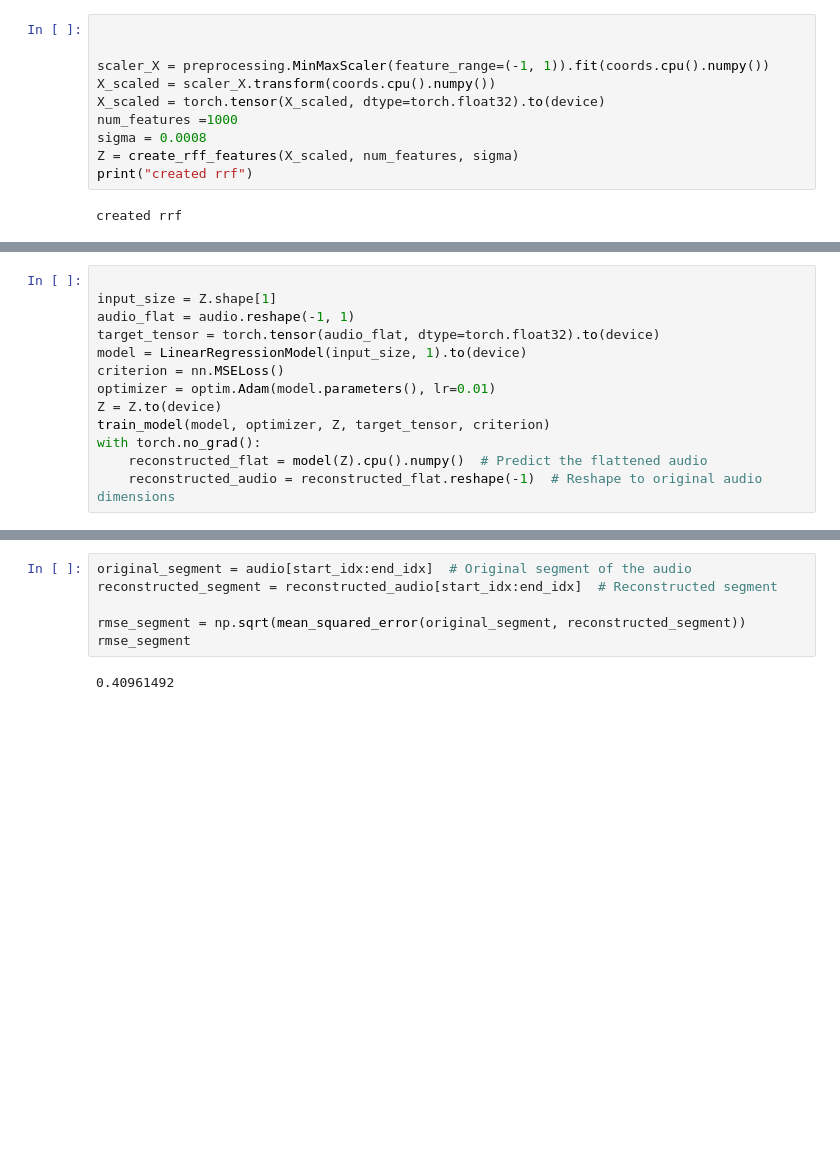
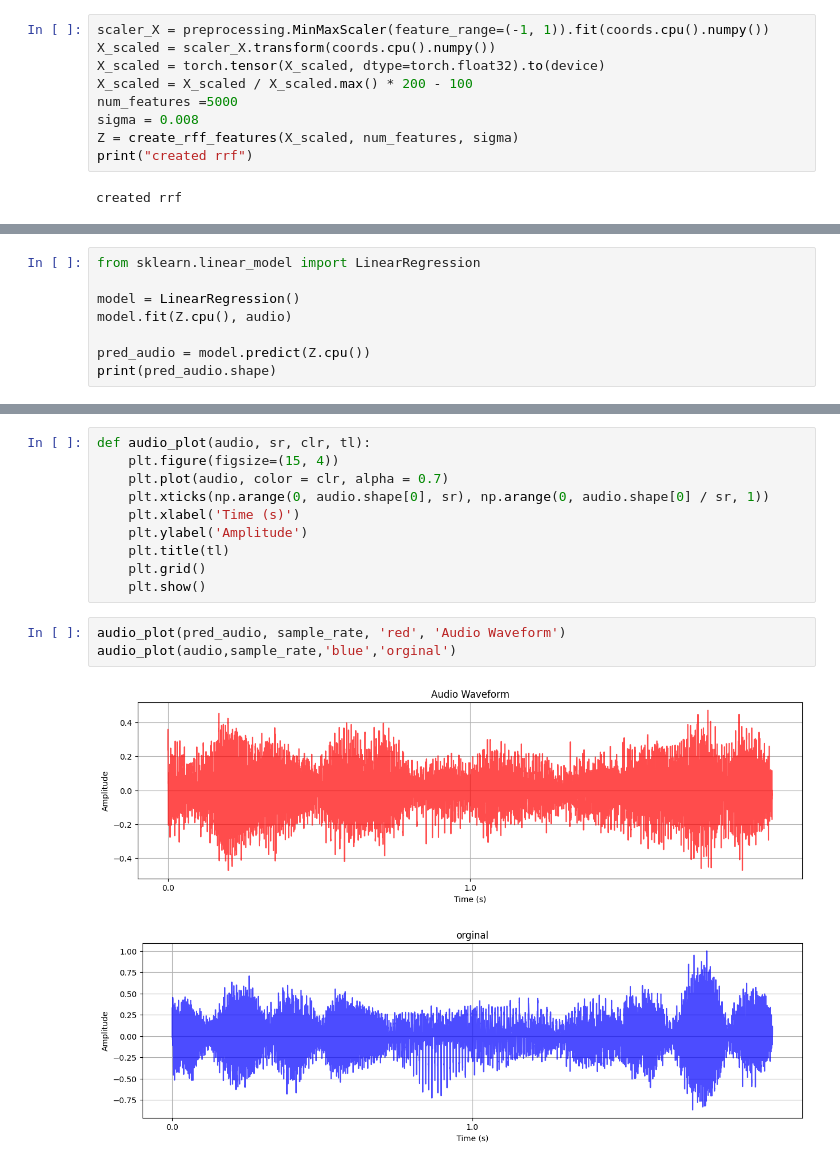
Before and after one commit to PankajGadhwal/ML-Projects, a Jupyter notebook: A2/task2.ipynb, the cells around one changed output, grey strips where cells are left out. Saved outputs shown, nothing was run; the diff lists cells and outputs as text; blank space fills up the shorter version.

```diff
--- a/A2/task2.ipynb
+++ b/A2/task2.ipynb
@@ -142,13 +155,12 @@ audio_size = audio_tensor.shape
 coords = torch.arange(audio_size[0], dtype=torch.float32).to(device)
 coords = coords.reshape(-1, 1)
 # %%
-
-
 scaler_X = preprocessing.MinMaxScaler(feature_range=(-1, 1)).fit(coords.cpu().numpy())
 X_scaled = scaler_X.transform(coords.cpu().numpy())
 X_scaled = torch.tensor(X_scaled, dtype=torch.float32).to(device)
-num_features =1000
-sigma = 0.0008
+X_scaled = X_scaled / X_scaled.max() * 200 - 100
+num_features =5000
+sigma = 0.008
 Z = create_rff_features(X_scaled, num_features, sigma)
 print("created rrf")
 # %% [output]
@@ -182,13 +167,0 @@ def signaltonoise(a, axis=0, ddof=0):
-# %%
-
-input_size = Z.shape[1]
-audio_flat = audio.reshape(-1, 1)
-target_tensor = torch.tensor(audio_flat, dtype=torch.float32).to(device)
-model = LinearRegressionModel(input_size, 1).to(device)
-criterion = nn.MSELoss()
-optimizer = optim.Adam(model.parameters(), lr=0.01)
-Z = Z.to(device)
-train_model(model, optimizer, Z, target_tensor, criterion)
-with torch.no_grad():
-    reconstructed_flat = model(Z).cpu().numpy()  # Predict the flattened audio
-    reconstructed_audio = reconstructed_flat.reshape(-1)  # Reshape to original audio dimensions
@@ -205,0 +174,8 @@ Epoch [900/1000], Loss: 0.1834
+# %%
+from sklearn.linear_model import LinearRegression
+
+model = LinearRegression()
+model.fit(Z.cpu(), audio)
+
+pred_audio = model.predict(Z.cpu())
+print(pred_audio.shape)
@@ -253,8 +201,16 @@ plt.show()
-# %%
-original_segment = audio[start_idx:end_idx]  # Original segment of the audio
-reconstructed_segment = reconstructed_audio[start_idx:end_idx]  # Reconstructed segment
-
-rmse_segment = np.sqrt(mean_squared_error(original_segment, reconstructed_segment))
-rmse_segment
-# %% [output]
-0.40961492
+# %%
+def audio_plot(audio, sr, clr, tl):
+    plt.figure(figsize=(15, 4))
+    plt.plot(audio, color = clr, alpha = 0.7)
+    plt.xticks(np.arange(0, audio.shape[0], sr), np.arange(0, audio.shape[0] / sr, 1))
+    plt.xlabel('Time (s)')
+    plt.ylabel('Amplitude')
+    plt.title(tl)
+    plt.grid()
+    plt.show()
+# %%
+audio_plot(pred_audio, sample_rate, 'red', 'Audio Waveform')
+audio_plot(audio,sample_rate,'blue','orginal')
+# %% [output]
+[figure, added]
+[figure, added]
```
Also changed, not shown: parts of 22 cells of this notebook, 4 other files.
